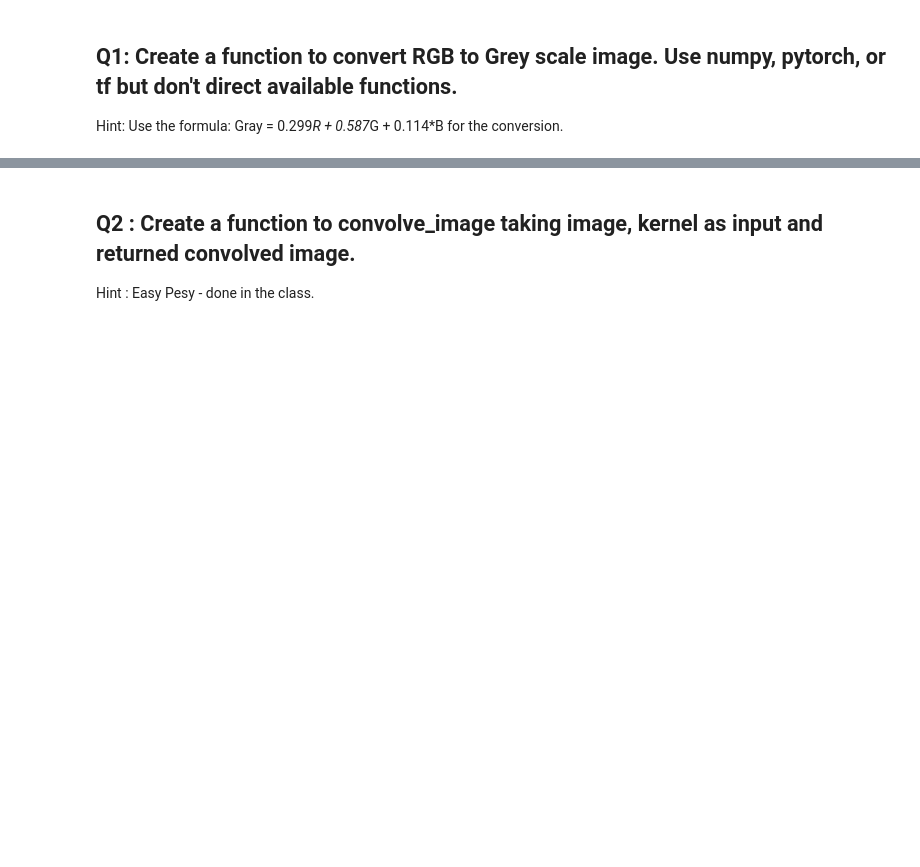
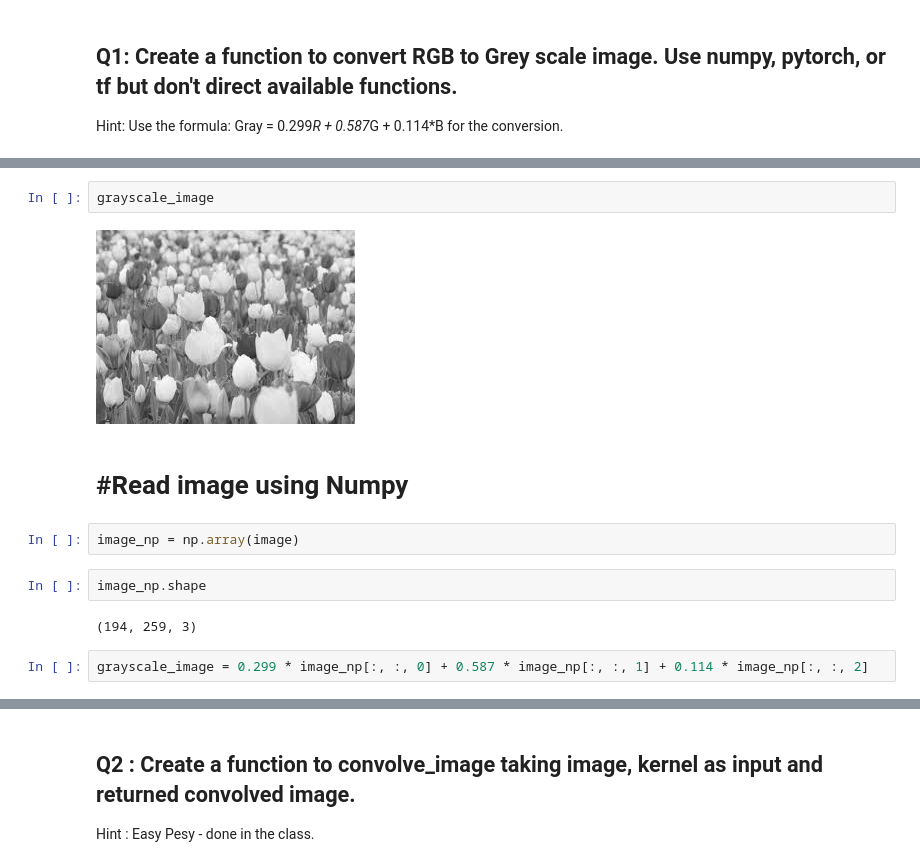
Before and after one commit to sadhanajarag/CV, a Jupyter notebook: Task_Week_1.ipynb, the cells around one changed output, grey strips where cells are left out. Saved outputs shown, nothing was run; the diff lists cells and outputs as text; blank space fills up the shorter version.

```diff
--- a/Task_Week_1.ipynb
+++ b/Task_Week_1.ipynb
@@ -82,0 +59,14 @@ plt.show()
+# %%
+grayscale_image
+# %% [output]
+[figure, added]
+# %% [markdown]
+# #Read image using Numpy
+# %%
+image_np = np.array(image)
+# %%
+image_np.shape
+# %% [output]
+(194, 259, 3)
+# %%
+grayscale_image = 0.299 * image_np[:, :, 0] + 0.587 * image_np[:, :, 1] + 0.114 * image_np[:, :, 2]
```
Also changed, not shown: parts of 53 cells of this notebook.
